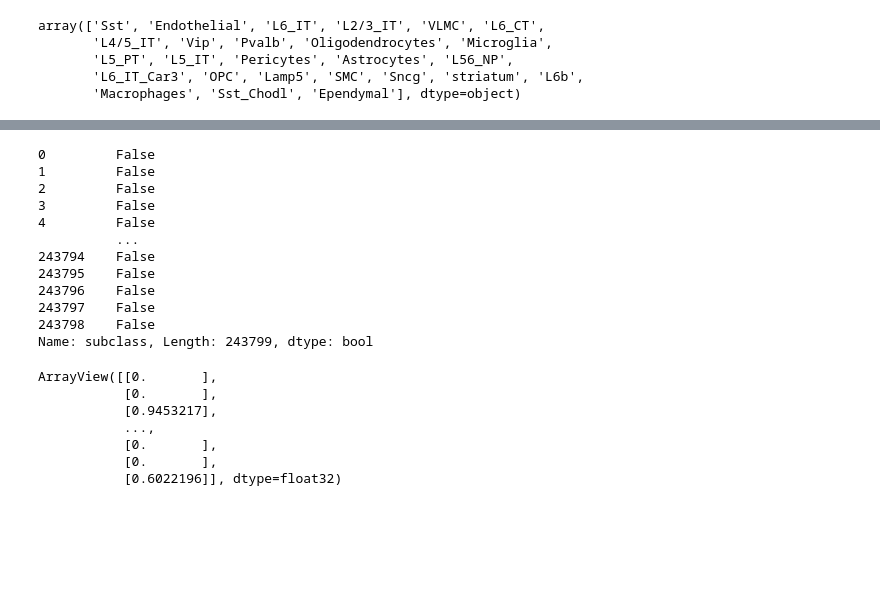
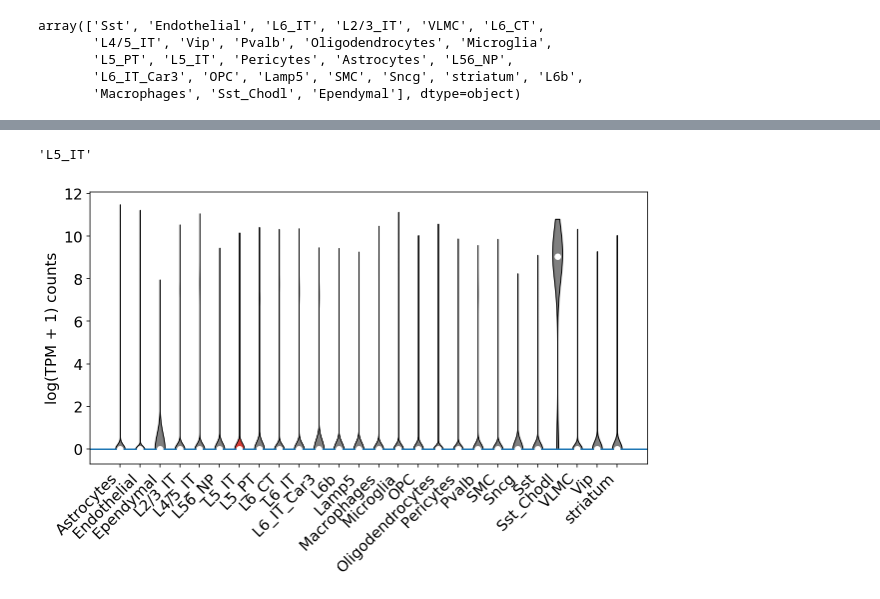
Before and after one commit to pachterlab/BYVSTZP_2020, a Jupyter notebook: analysis/merfish.ipynb, the cells around one changed output, grey strips where cells are left out. Cells and saved outputs as stored; diff of their text form; code cells hidden in the pictures; blank space fills up the shorter version.

```diff
--- a/analysis/merfish.ipynb
+++ b/analysis/merfish.ipynb
@@ -245,26 +250,37 @@ plt.show()
-# %%
-adata.obs.subclass==c
-# %% [output]
-0         False
-1         False
-2         False
-3         False
-4         False
-          ...
-243794    False
-243795    False
-243796    False
-243797    False
-243798    False
-Name: subclass, Length: 243799, dtype: bool
-# %%
-adata[:,adata.var.index.values == specific_gene][adata.obs.subclass == c].X
-# %% [output]
-ArrayView([[0.       ],
-           [0.       ],
-           [0.9453217],
-           ...,
-           [0.       ],
-           [0.       ],
-           [0.6022196]], dtype=float32)
+# %%
+specific_cluster
+# %% [output]
+'L5_IT'
+# %%
+fig, ax = plt.subplots(figsize=(10,5), nrows=1)
+
+unique = np.unique(adata.obs.subclass)
+labels = unique
+lidx = np.arange(1, len(labels)+1)  # the label locations
+midx = np.where(unique==specific_cluster)[0][0]
+#######3# Gene
+
+tmp = adata[:,adata.var.index.values==specific_gene]
+
+x = []
+for c in unique:
+    x.append(np.asarray(tmp[adata.obs.subclass==c].layers["log1p"]).reshape(-1).tolist())
+
+parts = ax.violinplot(x, showmedians=True, showextrema=False)
+for pcidx, pc in enumerate(parts['bodies']):
+    pc.set_facecolor('grey')
+    pc.set_edgecolor('black')
+    pc.set_alpha(1)
+    if pcidx == midx:
+        pc.set_facecolor('#D43F3A')
+
+medians = [np.median(i) for i in x]
+ax.scatter(lidx, medians, marker='o', color='white', s=30, zorder=3)
+ax.set_xticks(lidx)
+ax.set_xticklabels(labels, rotation=45, ha="right")
+ax.axhline(y=medians[midx])
+ax.set_ylabel("log(TPM + 1) counts")
+plt.show()
+# %% [output]
+[figure, added]
 # %%
```
Also changed, not shown: parts of 13 cells of this notebook, 3 other files.
